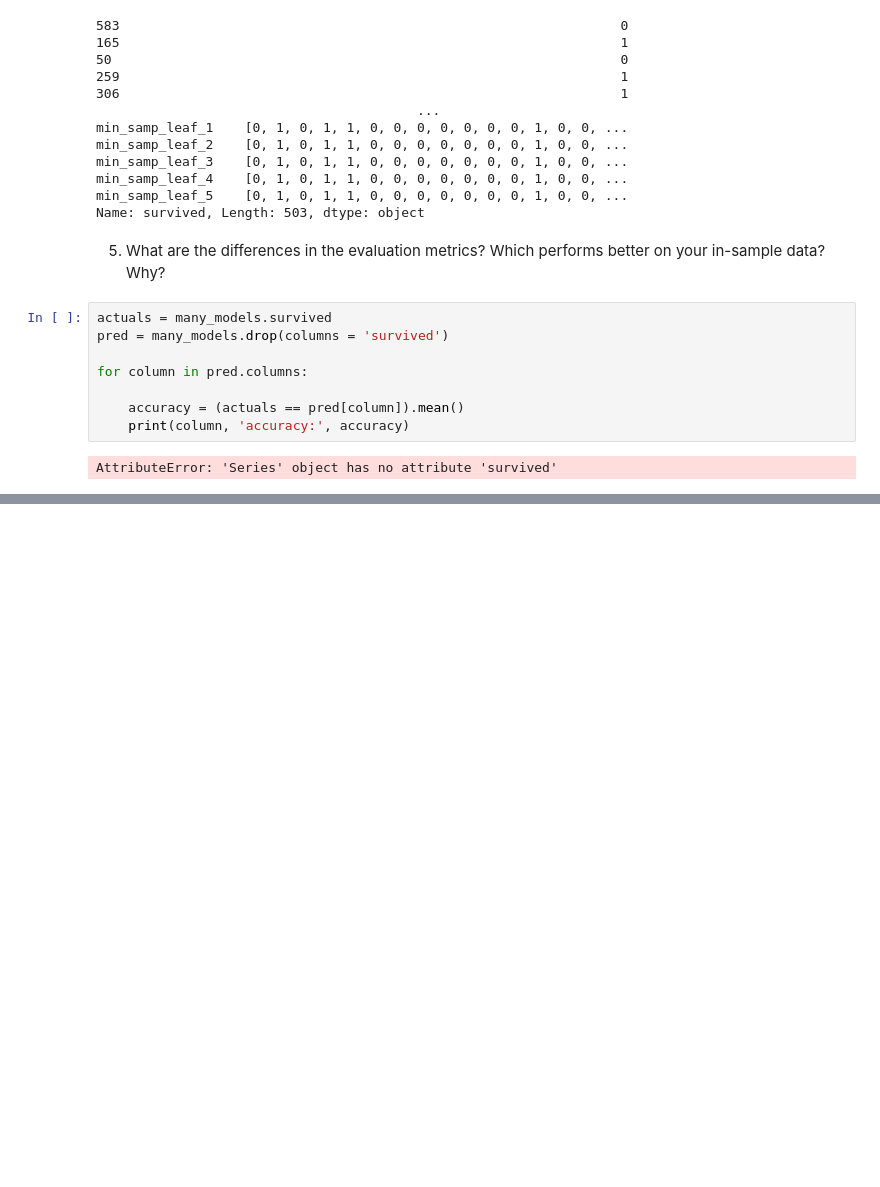
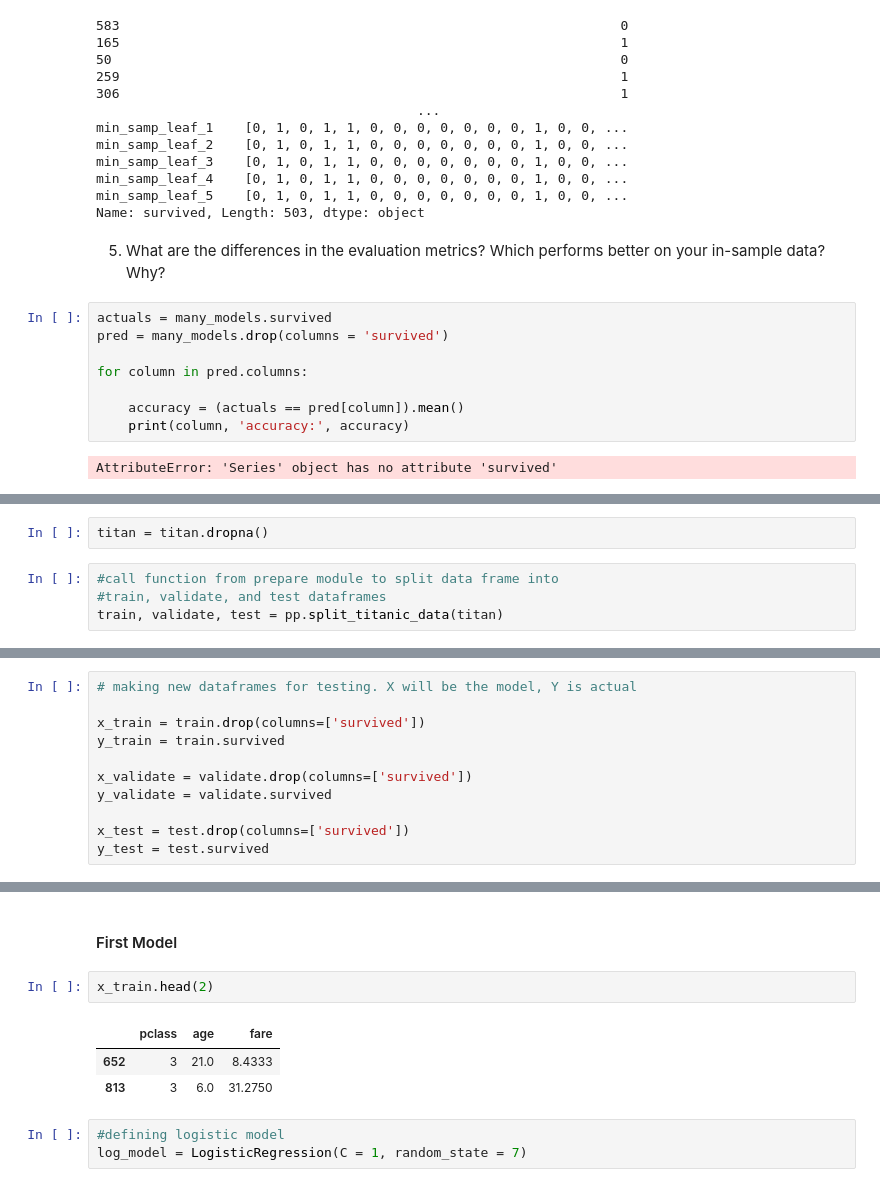
Before and after one commit to jcrosenberger/classification-exercises, a Jupyter notebook: model.ipynb, the cells around one changed output, grey strips where cells are left out. Cells and saved outputs as stored; diff of their text form; blank space fills up the shorter version.

```diff
--- a/model.ipynb
+++ b/model.ipynb
@@ -506,0 +531,6 @@ AttributeError: 'Series' object has no attribute 'survived'
+# %%
+titan = titan.dropna()
+# %%
+#call function from prepare module to split data frame into
+#train, validate, and test dataframes
+train, validate, test = pp.split_titanic_data(titan)
@@ -506,0 +541,11 @@ AttributeError: 'Series' object has no attribute 'survived'
+# %%
+# making new dataframes for testing. X will be the model, Y is actual
+
+x_train = train.drop(columns=['survived'])
+y_train = train.survived
+
+x_validate = validate.drop(columns=['survived'])
+y_validate = validate.survived
+
+x_test = test.drop(columns=['survived'])
+y_test = test.survived
@@ -506,0 +563,11 @@ AttributeError: 'Series' object has no attribute 'survived'
+# %% [markdown]
+#### First Model
+# %%
+x_train.head(2)
+# %% [output]
+|  | pclass | age | fare |
+| 652 | 3 | 21.0 | 8.4333 |
+| 813 | 3 | 6.0 | 31.2750 |
+# %%
+#defining logistic model
+log_model = LogisticRegression(C = 1, random_state = 7)
```
Also changed, not shown: parts of 19 cells of this notebook.
